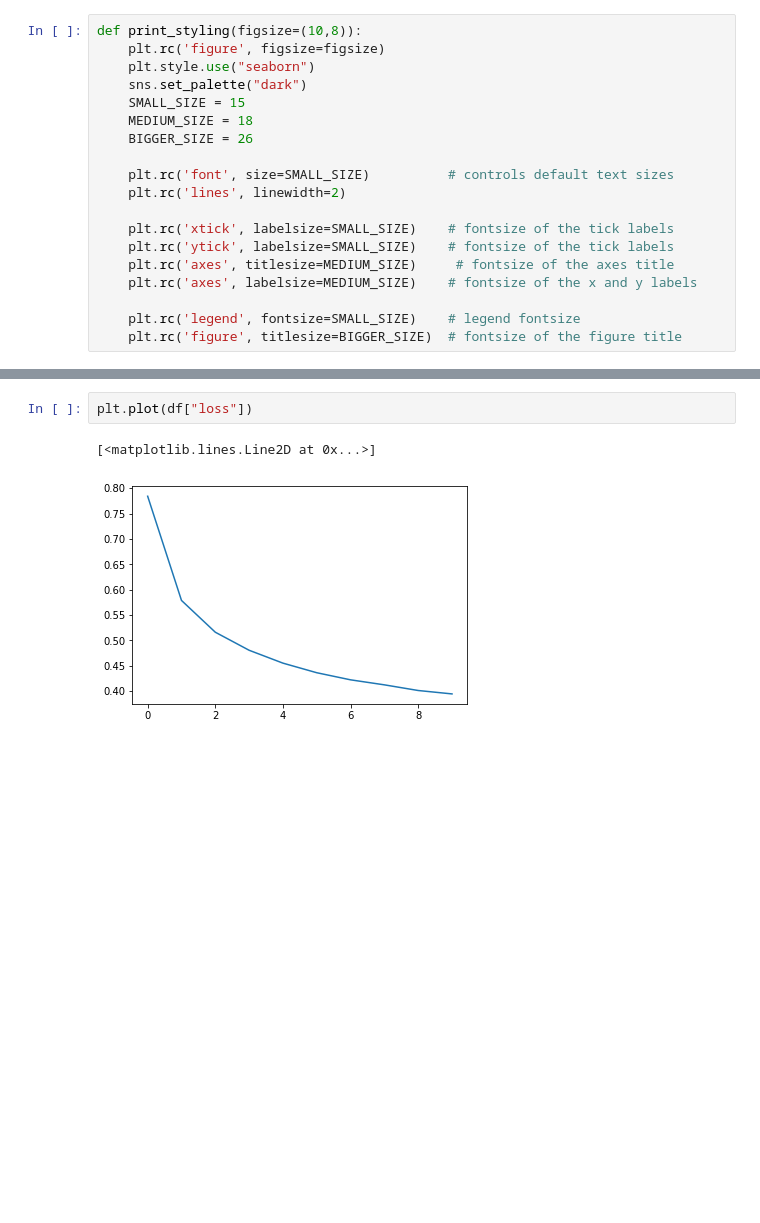
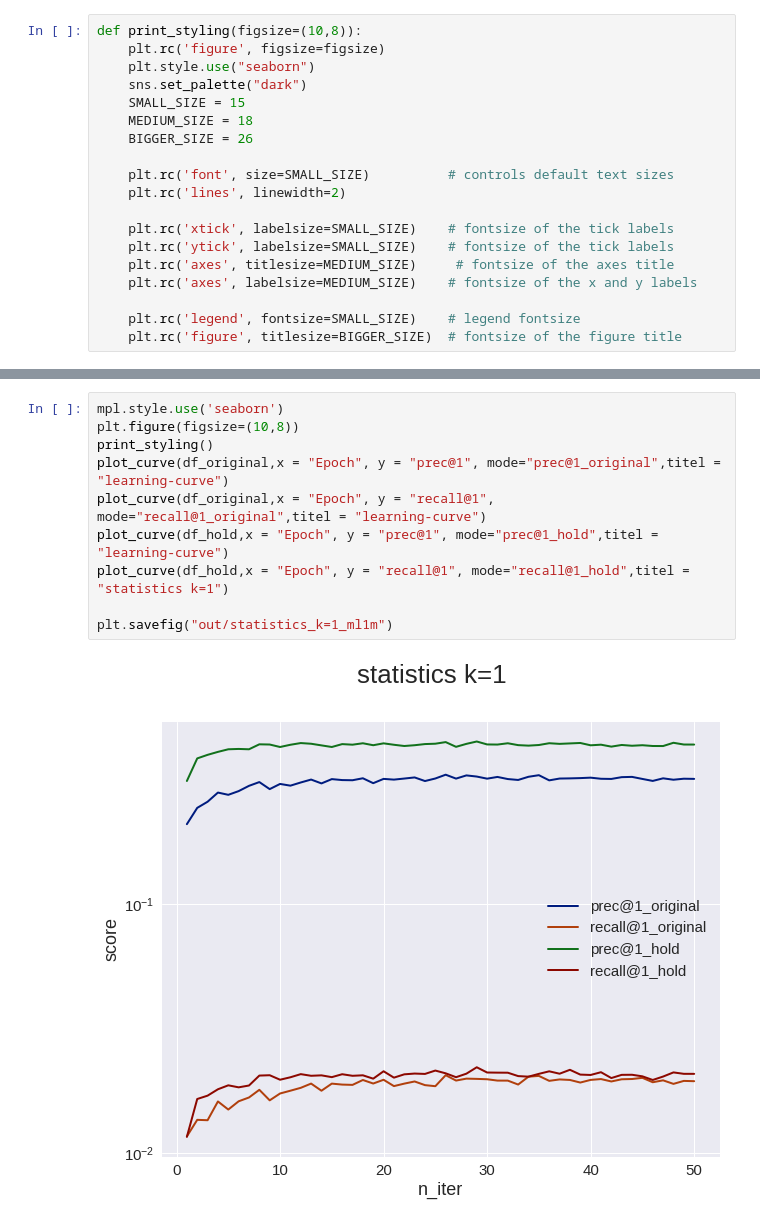
Before and after one commit to axcy0809/Experiment_Design_of_Data_Science, a Jupyter notebook: CosRec/analyse.ipynb, the cells around one changed output, grey strips where cells are left out. Drawn from its saved outputs; the diff is of its cells as text; blank space fills up the shorter version.

```diff
--- a/CosRec/analyse.ipynb
+++ b/CosRec/analyse.ipynb
@@ -68,5 +59,12 @@ df
-# %%
-plt.plot(df["loss"])
-# %% [output]
-[<matplotlib.lines.Line2D at 0x...>]
-[figure, removed]
+# %%
+mpl.style.use('seaborn')
+plt.figure(figsize=(10,8))
+print_styling()
+plot_curve(df_original,x = "Epoch", y = "prec@1", mode="prec@1_original",titel = "learning-curve")
+plot_curve(df_original,x = "Epoch", y = "recall@1", mode="recall@1_original",titel = "learning-curve")
+plot_curve(df_hold,x = "Epoch", y = "prec@1", mode="prec@1_hold",titel = "learning-curve")
+plot_curve(df_hold,x = "Epoch", y = "recall@1", mode="recall@1_hold",titel = "statistics k=1")
+
+plt.savefig("out/statistics_k=1_ml1m")
+# %% [output]
+[figure, added]
```
Also changed, not shown: parts of 12 cells of this notebook, 29 other files.
